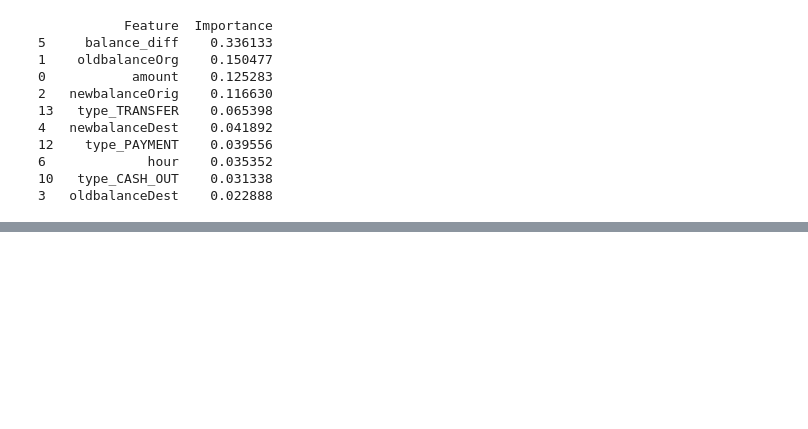
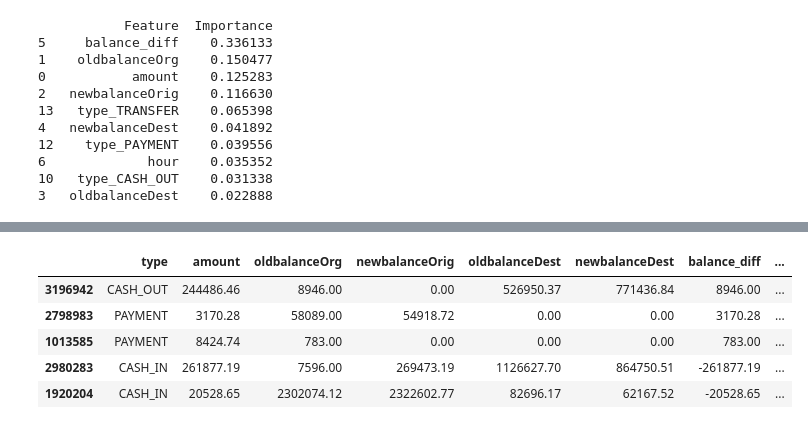
Before and after one commit to Kishendas123/behavioral_fraud_detection_paysim, a Jupyter notebook: notebooks/behavioral_fraud_detection.ipynb, the cells around one changed output, grey strips where cells are left out. Drawn from its saved outputs; the diff is of its cells as text; code cells hidden in the pictures; blank space fills up the shorter version.

```diff
--- a/notebooks/behavioral_fraud_detection.ipynb
+++ b/notebooks/behavioral_fraud_detection.ipynb
@@ -460,0 +539,28 @@ print(rf_importance.head(10))
+# %%
+## Preparing Data for Tableau:
+## CSV 1: EDA
+eda_cols = [
+    "type",
+    "amount",
+    "oldbalanceOrg",
+    "newbalanceOrig",
+    "oldbalanceDest",
+    "newbalanceDest",
+    "balance_diff",
+    "hour",
+    "is_night",
+    "is_business_hours",
+    "night_transfer_cashout",
+    "isFraud"
+]
+
+df_eda = df[eda_cols]
+# %%
+df_eda.head()
+# %% [output]
+|  | type | amount | oldbalanceOrg | newbalanceOrig | oldbalanceDest | newbalanceDest | balance_diff | ... |
+| 3196942 | CASH_OUT | 244486.46 | 8946.00 | 0.00 | 526950.37 | 771436.84 | 8946.00 | ... |
+| 2798983 | PAYMENT | 3170.28 | 58089.00 | 54918.72 | 0.00 | 0.00 | 3170.28 | ... |
+| 1013585 | PAYMENT | 8424.74 | 783.00 | 0.00 | 0.00 | 0.00 | 783.00 | ... |
+| 2980283 | CASH_IN | 261877.19 | 7596.00 | 269473.19 | 1126627.70 | 864750.51 | -261877.19 | ... |
+| 1920204 | CASH_IN | 20528.65 | 2302074.12 | 2322602.77 | 82696.17 | 62167.52 | -20528.65 | ... |
```
Also changed, not shown: parts of 16 cells of this notebook.
